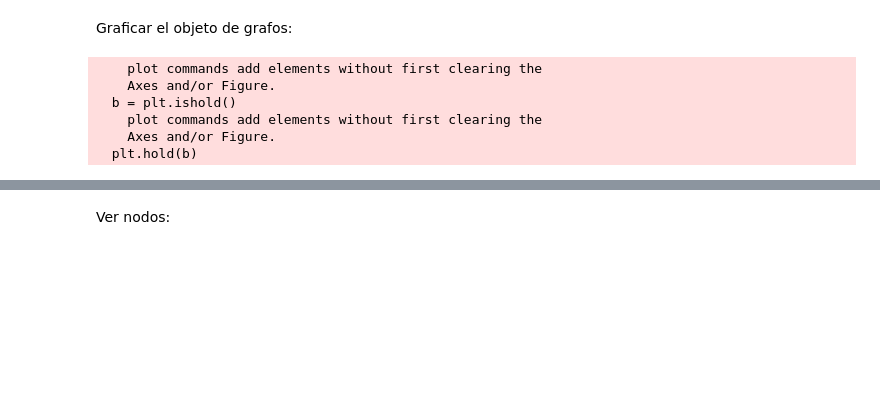
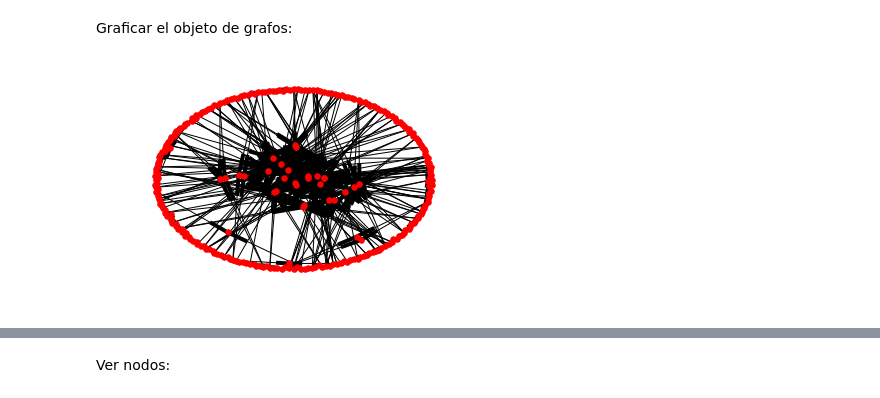
Before and after one commit to guzmanlopez/ComplexNetworksCourse, a Jupyter notebook: JupyterNotebook/trabajo-grupal-final-curso.ipynb, the cells around one changed output, grey strips where cells are left out. Saved outputs shown, nothing was run; the diff lists cells and outputs as text; code cells hidden in the pictures; blank space fills up the shorter version.

Commit message:
add new metrics and fix plots

```diff
--- a/JupyterNotebook/trabajo-grupal-final-curso.ipynb
+++ b/JupyterNotebook/trabajo-grupal-final-curso.ipynb
@@ -50,4 +50,8 @@ access_token_secret = "XXXXXXXXXX"
 
 auth = tweepy.OAuthHandler(consumer_key, consumer_secret)
 auth.set_access_token(access_token, access_token_secret)
+
+# Neo4j
+neo4jUser = "xxxx"
+neo4jPass = "xxxx"
 # %%
@@ -227,12 +231,14 @@ Average in degree:   1.3708
 Average out degree:   1.3708
 # %% [markdown]
 Graficar el objeto de grafos:
-# %%
-nx.draw(g)
-# %% [output]
-    plot commands add elements without first clearing the
-    Axes and/or Figure.
-  b = plt.ishold()
-    plot commands add elements without first clearing the
-    Axes and/or Figure.
-  plt.hold(b)
+# %%
+%matplotlib inline
+
+# Create network layout for visualizations
+spring_pos = nx.spring_layout(g)
+
+# Plot graph
+plt.axis("off")
+nx.draw_networkx(g, pos = spring_pos, with_labels = False, node_size = 30)
+# %% [output]
+[figure, added]
```
Also changed, not shown: parts of 12 cells of this notebook.
